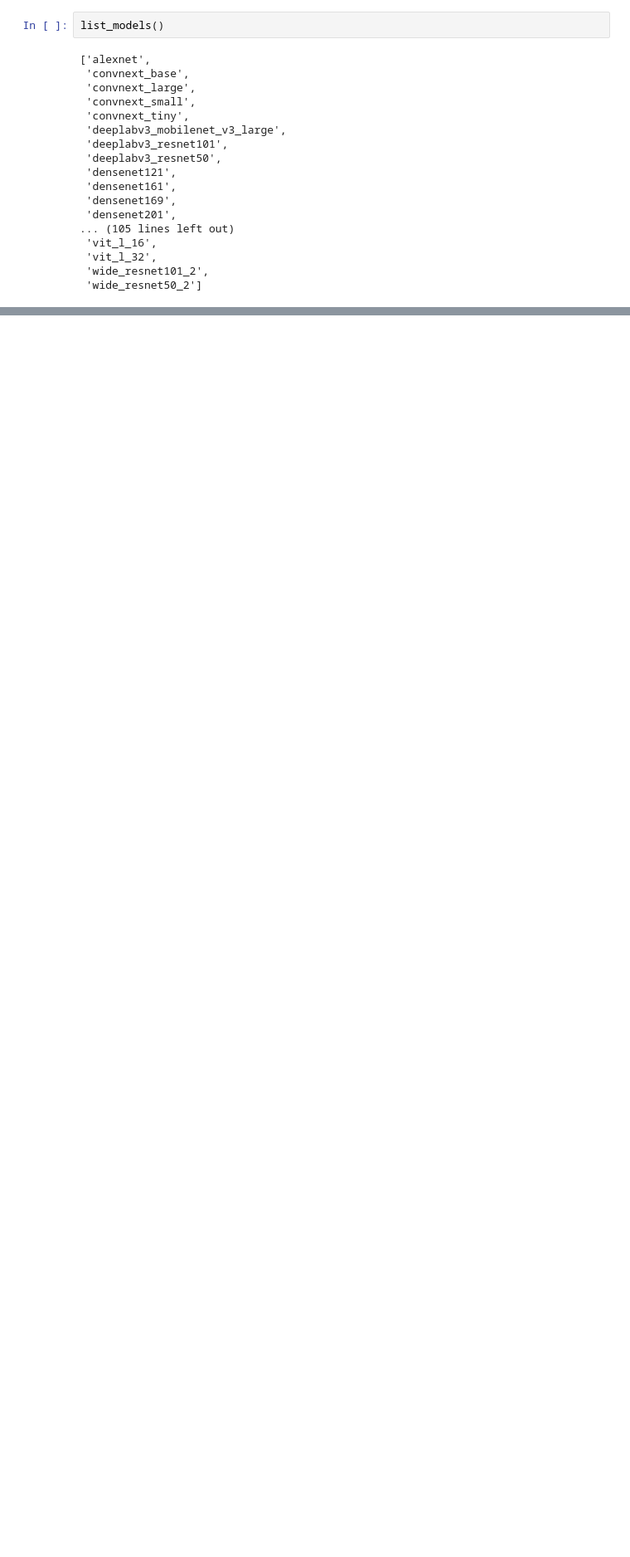
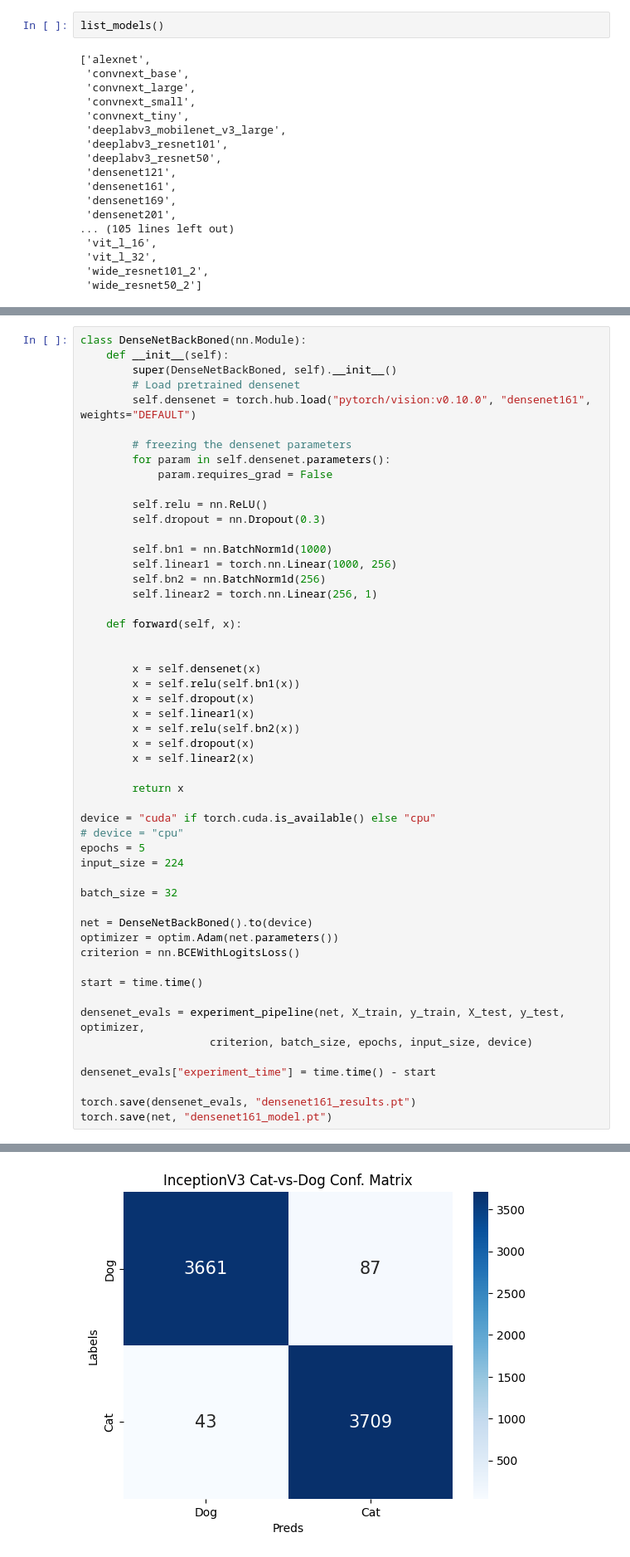
Before and after one commit to oguzaliarslan/pet_classification, a Jupyter notebook: catvsdog-modeling.ipynb, the cells around one changed output, grey strips where cells are left out. Shown at 83% size. Saved outputs shown, nothing was run; the diff lists cells and outputs as text; blank space fills up the shorter version.

```diff
--- a/catvsdog-modeling.ipynb
+++ b/catvsdog-modeling.ipynb
@@ -248,0 +289,53 @@ vgg19_bn = torch.hub.load("pytorch/vision:v0.10.0", "vgg19_bn", weights="DEFAULT
+# %%
+class DenseNetBackBoned(nn.Module):
+    def __init__(self):
+        super(DenseNetBackBoned, self).__init__()
+        # Load pretrained densenet
+        self.densenet = torch.hub.load("pytorch/vision:v0.10.0", "densenet161", weights="DEFAULT")
+
+        # freezing the densenet parameters
+        for param in self.densenet.parameters():
+            param.requires_grad = False
+
+        self.relu = nn.ReLU()
+        self.dropout = nn.Dropout(0.3)
+
+        self.bn1 = nn.BatchNorm1d(1000)
+        self.linear1 = torch.nn.Linear(1000, 256)
+        self.bn2 = nn.BatchNorm1d(256)
+        self.linear2 = torch.nn.Linear(256, 1)
+
+    def forward(self, x):
+
+
+        x = self.densenet(x)
+        x = self.relu(self.bn1(x))
+        x = self.dropout(x)
+        x = self.linear1(x)
+        x = self.relu(self.bn2(x))
+        x = self.dropout(x)
+        x = self.linear2(x)
+
+        return x
+
+device = "cuda" if torch.cuda.is_available() else "cpu"
+# device = "cpu"
+epochs = 5
+input_size = 224
+
+batch_size = 32
+
+net = DenseNetBackBoned().to(device)
+optimizer = optim.Adam(net.parameters())
+criterion = nn.BCEWithLogitsLoss()
+
+start = time.time()
+
+densenet_evals = experiment_pipeline(net, X_train, y_train, X_test, y_test, optimizer,
+                    criterion, batch_size, epochs, input_size, device)
+
+densenet_evals["experiment_time"] = time.time() - start
+
+torch.save(densenet_evals, "densenet161_results.pt")
+torch.save(net, "densenet161_model.pt")
+# %% [output]
@@ -248,0 +359 @@ vgg19_bn = torch.hub.load("pytorch/vision:v0.10.0", "vgg19_bn", weights="DEFAULT
+[figure, added]
```
Also changed, not shown: parts of 26 cells of this notebook, 7 other files.
